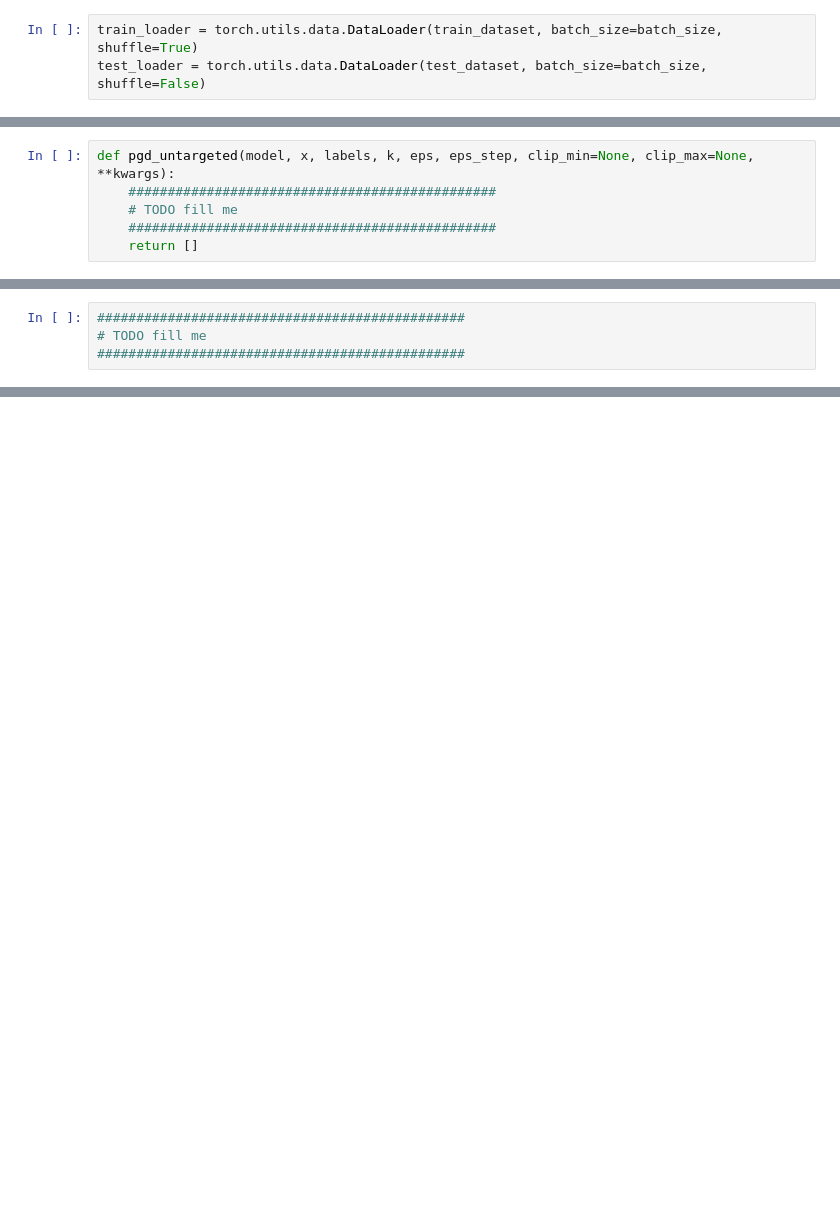
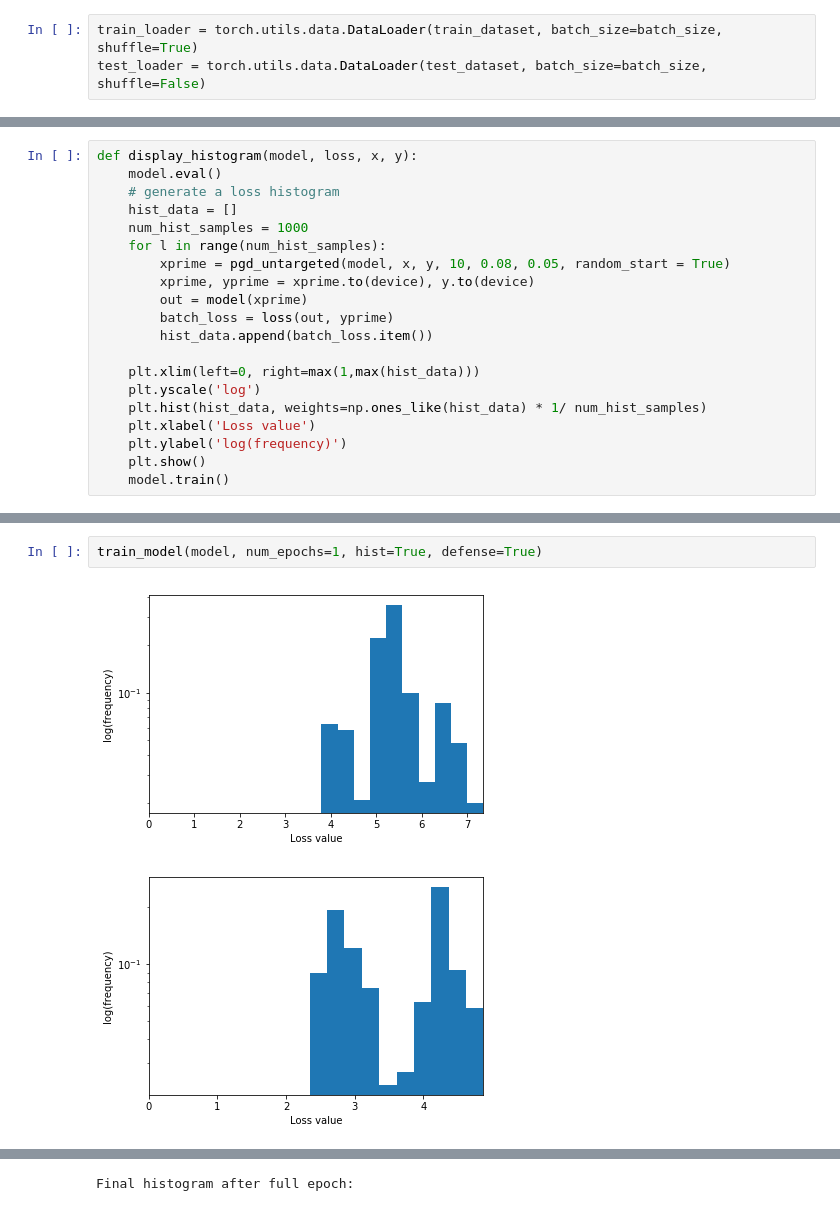
Before and after one commit to manuelbre/Reliable-and-Interpretable-AI-HS18, a Jupyter notebook: assignments/ex4/task.ipynb, the cells around one changed output, grey strips where cells are left out. Drawn from its saved outputs; the diff is of its cells as text; blank space fills up the shorter version.

```diff
--- a/assignments/ex4/task.ipynb
+++ b/assignments/ex4/task.ipynb
@@ -61,6 +70,0 @@ model.train()
-# %%
-def pgd_untargeted(model, x, labels, k, eps, eps_step, clip_min=None, clip_max=None, **kwargs):
-    ###############################################
-    # TODO fill me
-    ###############################################
-    return []
@@ -66,0 +191,20 @@ def pgd_untargeted(model, x, labels, k, eps, eps_step, clip_min=None, clip_max=N
+# %%
+def display_histogram(model, loss, x, y):
+    model.eval()
+    # generate a loss histogram
+    hist_data = []
+    num_hist_samples = 1000
+    for l in range(num_hist_samples):
+        xprime = pgd_untargeted(model, x, y, 10, 0.08, 0.05, random_start = True)
+        xprime, yprime = xprime.to(device), y.to(device)
+        out = model(xprime)
+        batch_loss = loss(out, yprime)
+        hist_data.append(batch_loss.item())
+
+    plt.xlim(left=0, right=max(1,max(hist_data)))
+    plt.yscale('log')
+    plt.hist(hist_data, weights=np.ones_like(hist_data) * 1/ num_hist_samples)
+    plt.xlabel('Loss value')
+    plt.ylabel('log(frequency)')
+    plt.show()
+    model.train()
@@ -113,4 +273,5 @@ for epoch in range(1,num_epochs+1):
-# %%
-###############################################
-# TODO fill me
-###############################################
+# %%
+train_model(model, num_epochs=1, hist=True, defense=True)
+# %% [output]
+[figure, added]
+[figure, added]
@@ -116,0 +281 @@ for epoch in range(1,num_epochs+1):
+Final histogram after full epoch:
```
Also changed, not shown: parts of 13 cells of this notebook, 53 other files.
